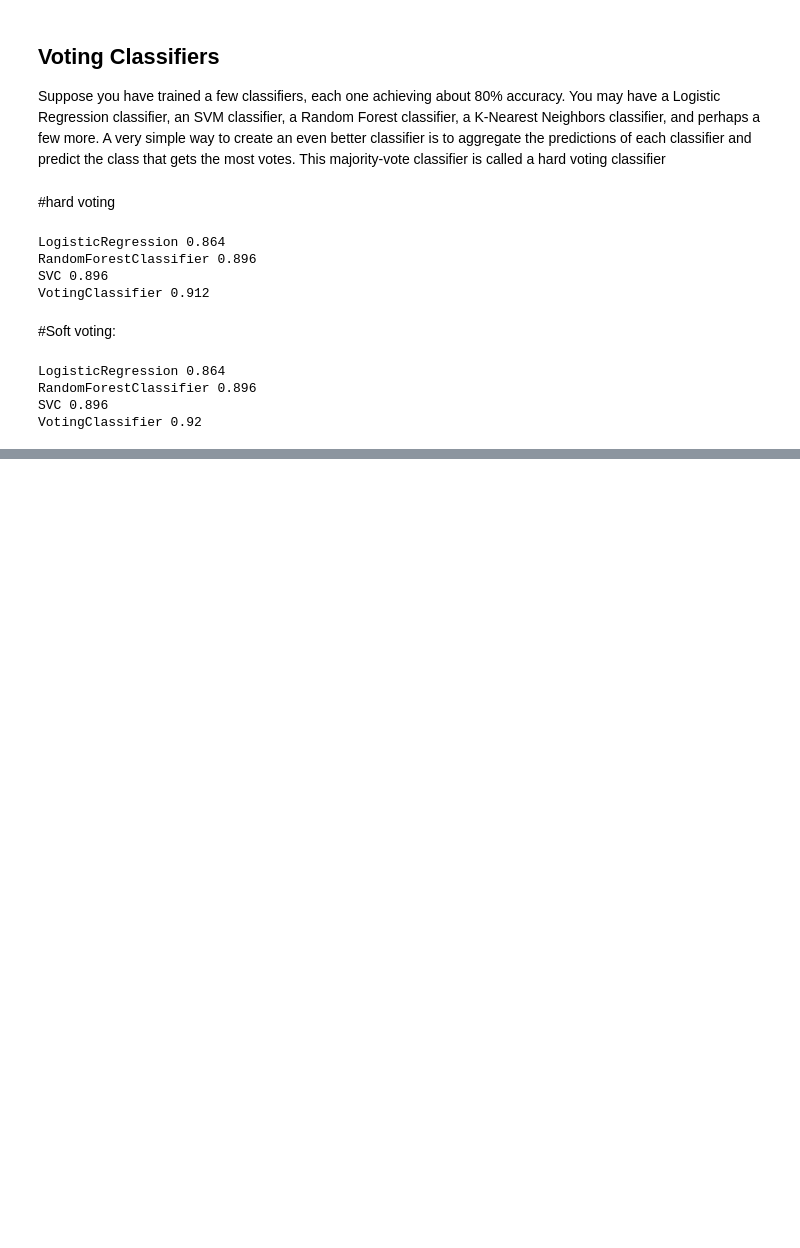
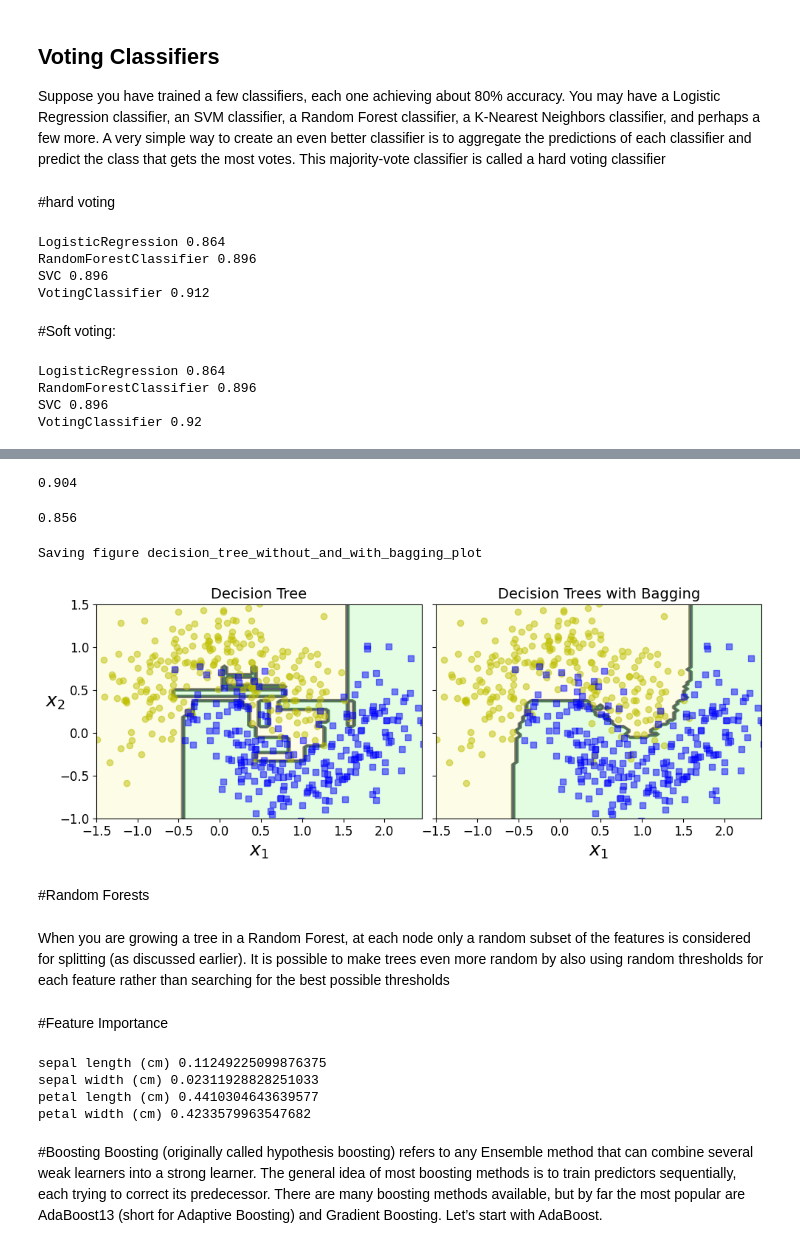
Before and after one commit to andysingal/machine-learning, a Jupyter notebook: Ensemble_Learning_and_Random_Forests.ipynb, the cells around one changed output, grey strips where cells are left out. Drawn from its saved outputs; the diff is of its cells as text; code cells hidden in the pictures; blank space fills up the shorter version.

```diff
--- a/Ensemble_Learning_and_Random_Forests.ipynb
+++ b/Ensemble_Learning_and_Random_Forests.ipynb
@@ -101,0 +111,55 @@ VotingClassifier 0.92
+# %%
+from sklearn.ensemble import BaggingClassifier
+from sklearn.tree import DecisionTreeClassifier
+
+bag_clf = BaggingClassifier(
+    DecisionTreeClassifier(), n_estimators=500,
+    max_samples=100, bootstrap=True, random_state=42)
+bag_clf.fit(X_train, y_train)
+y_pred = bag_clf.predict(X_test)
+
+print(accuracy_score(y_test, y_pred))
+# %% [output]
+0.904
+# %%
+tree_clf = DecisionTreeClassifier(random_state=42)
+tree_clf.fit(X_train, y_train)
+y_pred_tree = tree_clf.predict(X_test)
+print(accuracy_score(y_test, y_pred_tree))
+# %% [output]
+0.856
+# %%
+from matplotlib.colors import ListedColormap
+
+def plot_decision_boundary(clf, X, y, axes=[-1.5, 2.45, -1, 1.5], alpha=0.5, contour=True):
+    x1s = np.linspace(axes[0], axes[1], 100)
+    x2s = np.linspace(axes[2], axes[3], 100)
+    x1, x2 = np.meshgrid(x1s, x2s)
+    X_new = np.c_[x1.ravel(), x2.ravel()]
+    y_pred = clf.predict(X_new).reshape(x1.shape)
+    custom_cmap = ListedColormap(['#fafab0','#9898ff','#a0faa0'])
+    plt.contourf(x1, x2, y_pred, alpha=0.3, cmap=custom_cmap)
+    if contour:
+        custom_cmap2 = ListedColormap(['#7d7d58','#4c4c7f','#507d50'])
+        plt.contour(x1, x2, y_pred, cmap=custom_cmap2, alpha=0.8)
+    plt.plot(X[:, 0][y==0], X[:, 1][y==0], "yo", alpha=alpha)
+    plt.plot(X[:, 0][y==1], X[:, 1][y==1], "bs", alpha=alpha)
+    plt.axis(axes)
+    plt.xlabel(r"$x_1$", fontsize=18)
+    plt.ylabel(r"$x_2$", fontsize=18, rotation=0)
+
+fig, axes = plt.subplots(ncols=2, figsize=(10,4), sharey=True)
+plt.sca(axes[0])
+plot_decision_boundary(tree_clf, X, y)
+plt.title("Decision Tree", fontsize=14)
+plt.sca(axes[1])
+plot_decision_boundary(bag_clf, X, y)
+plt.title("Decision Trees with Bagging", fontsize=14)
+plt.ylabel("")
+save_fig("decision_tree_without_and_with_bagging_plot")
+plt.show()
+# %% [output]
+Saving figure decision_tree_without_and_with_bagging_plot
+[figure, added]
+# %% [markdown]
+#Random Forests
@@ -101,0 +173,19 @@ VotingClassifier 0.92
+# %% [markdown]
+When you are growing a tree in a Random Forest, at each node only a random subset of the features is considered for splitting (as discussed earlier). It is possible to make trees even more random by also using random thresholds for each feature rather than searching for the best possible thresholds
+# %% [markdown]
+#Feature Importance
+# %%
+from sklearn.datasets import load_iris
+iris = load_iris()
+rnd_clf = RandomForestClassifier(n_estimators=500, random_state=42)
+rnd_clf.fit(iris["data"], iris["target"])
+for name, score in zip(iris["feature_names"], rnd_clf.feature_importances_):
+    print(name, score)
+# %% [output]
+sepal length (cm) 0.11249225099876375
+sepal width (cm) 0.02311928828251033
+petal length (cm) 0.4410304643639577
+petal width (cm) 0.4233579963547682
+# %% [markdown]
+#Boosting
+Boosting (originally called hypothesis boosting) refers to any Ensemble method that can combine several weak learners into a strong learner. The general idea of most boosting methods is to train predictors sequentially, each trying to correct its predecessor. There are many boosting methods available, but by far the most popular are AdaBoost13 (short for Adaptive Boosting) and Gradient Boosting. Let’s start with AdaBoost.
```
Also changed, not shown: parts of 10 cells of this notebook.
